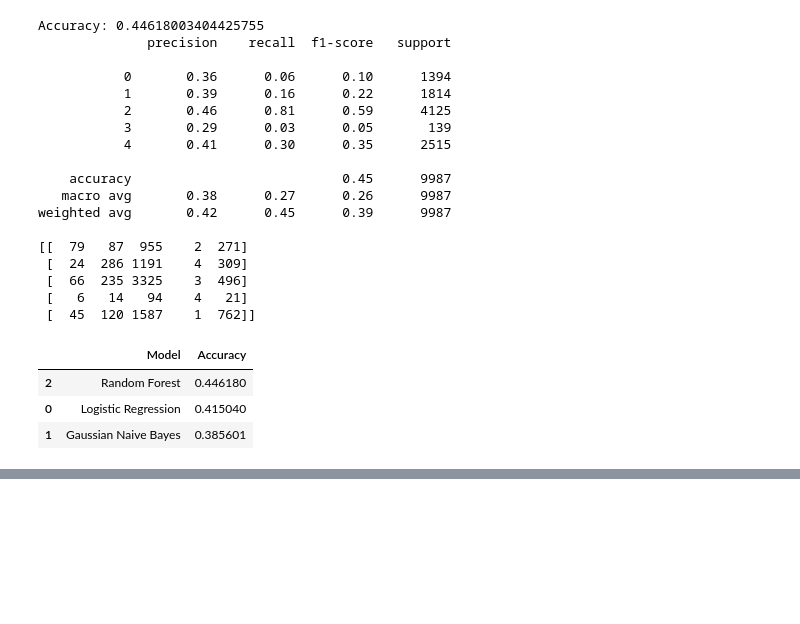
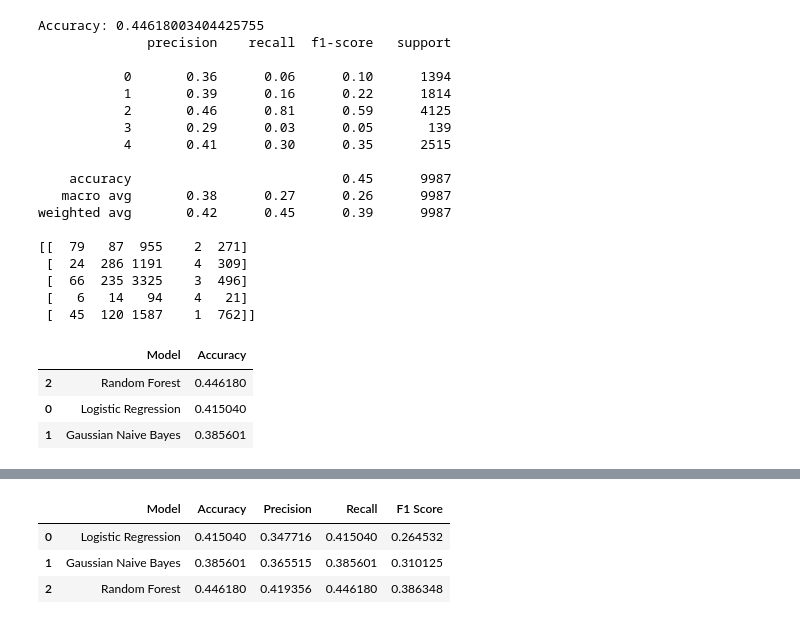
Before and after one commit to AnushreeKasturi/Potholerisk, a Jupyter notebook: notebooks/04_Baseline_Models_Clean.ipynb, the cells around one changed output, grey strips where cells are left out. Cells and saved outputs as stored; diff of their text form; code cells hidden in the pictures; blank space fills up the shorter version.

```diff
--- a/notebooks/04_Baseline_Models_Clean.ipynb
+++ b/notebooks/04_Baseline_Models_Clean.ipynb
@@ -286,0 +290,49 @@ results.sort_values(
+# %%
+from sklearn.metrics import (
+    accuracy_score,
+    precision_score,
+    recall_score,
+    f1_score
+)
+
+models = {
+    "Logistic Regression": lr_pred,
+    "Gaussian Naive Bayes": gnb_pred,
+    "Random Forest": rf_pred
+}
+
+results = []
+
+for name, pred in models.items():
+
+    results.append({
+        "Model": name,
+        "Accuracy": accuracy_score(y_test, pred),
+        "Precision": precision_score(
+            y_test,
+            pred,
+            average="weighted",
+            zero_division=0
+        ),
+        "Recall": recall_score(
+            y_test,
+            pred,
+            average="weighted",
+            zero_division=0
+        ),
+        "F1 Score": f1_score(
+            y_test,
+            pred,
+            average="weighted",
+            zero_division=0
+        )
+    })
+
+results = pd.DataFrame(results)
+
+results
+# %% [output]
+|  | Model | Accuracy | Precision | Recall | F1 Score |
+| 0 | Logistic Regression | 0.415040 | 0.347716 | 0.415040 | 0.264532 |
+| 1 | Gaussian Naive Bayes | 0.385601 | 0.365515 | 0.385601 | 0.310125 |
+| 2 | Random Forest | 0.446180 | 0.419356 | 0.446180 | 0.386348 |
```
Also changed, not shown: parts of 1 cell of this notebook, 3 other files.
